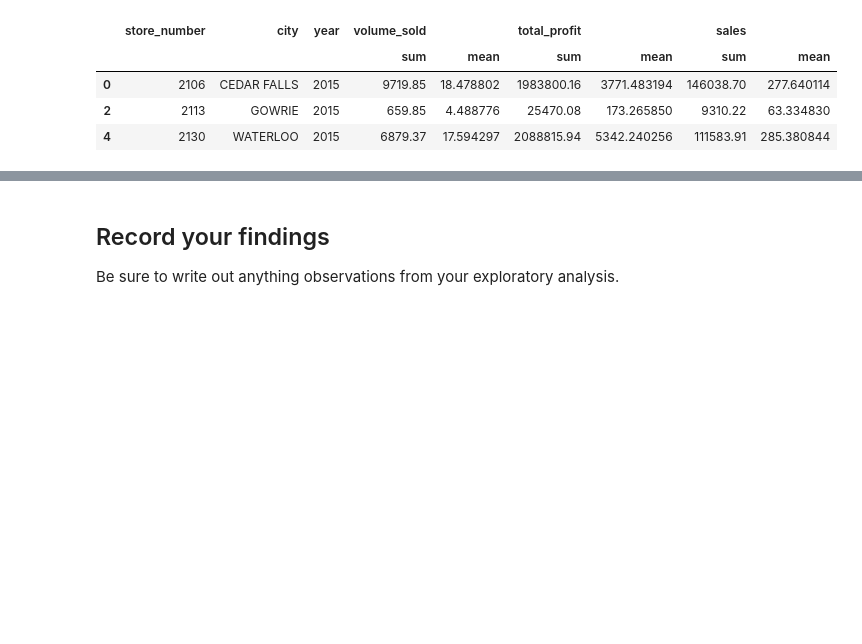
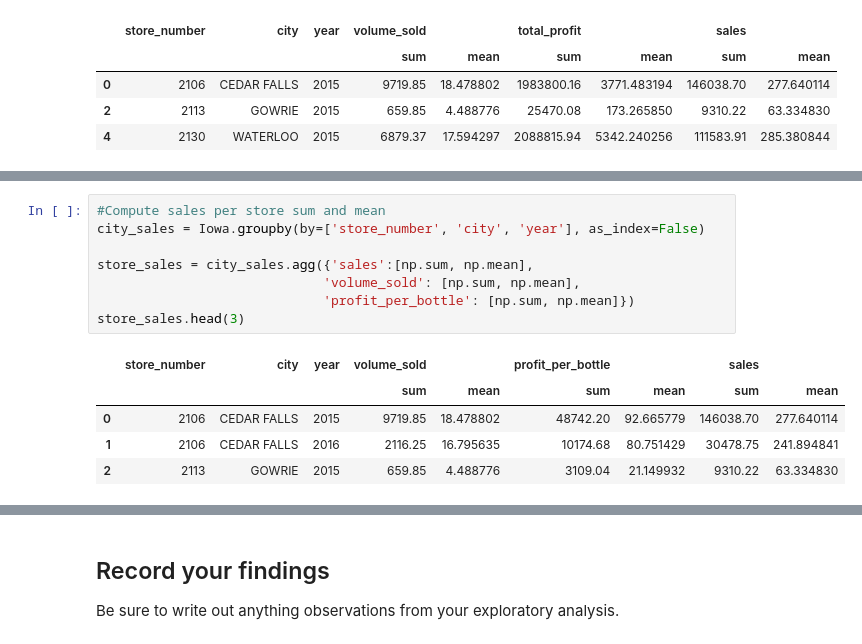
Before and after one commit to spockl/GA-DSI, a Jupyter notebook: projects/projects-weekly/Pocklington_Project-03.ipynb, the cells around one changed output, grey strips where cells are left out. Saved outputs shown, nothing was run; the diff lists cells and outputs as text; blank space fills up the shorter version.

```diff
--- a/projects/projects-weekly/Pocklington_Project-03.ipynb
+++ b/projects/projects-weekly/Pocklington_Project-03.ipynb
@@ -295,0 +330,14 @@ store_sales.columns
+# %%
+#Compute sales per store sum and mean
+city_sales = Iowa.groupby(by=['store_number', 'city', 'year'], as_index=False)
+
+store_sales = city_sales.agg({'sales':[np.sum, np.mean],
+                             'volume_sold': [np.sum, np.mean],
+                             'profit_per_bottle': [np.sum, np.mean]})
+store_sales.head(3)
+# %% [output]
+|  | store_number | city | year | volume_sold |  | profit_per_bottle |  | sales |  |
+|  |  |  |  | sum | mean | sum | mean | sum | mean |
+| 0 | 2106 | CEDAR FALLS | 2015 | 9719.85 | 18.478802 | 48742.20 | 92.665779 | 146038.70 | 277.640114 |
+| 1 | 2106 | CEDAR FALLS | 2016 | 2116.25 | 16.795635 | 10174.68 | 80.751429 | 30478.75 | 241.894841 |
+| 2 | 2113 | GOWRIE | 2015 | 659.85 | 4.488776 | 3109.04 | 21.149932 | 9310.22 | 63.334830 |
```
Also changed, not shown: parts of 38 cells of this notebook.
